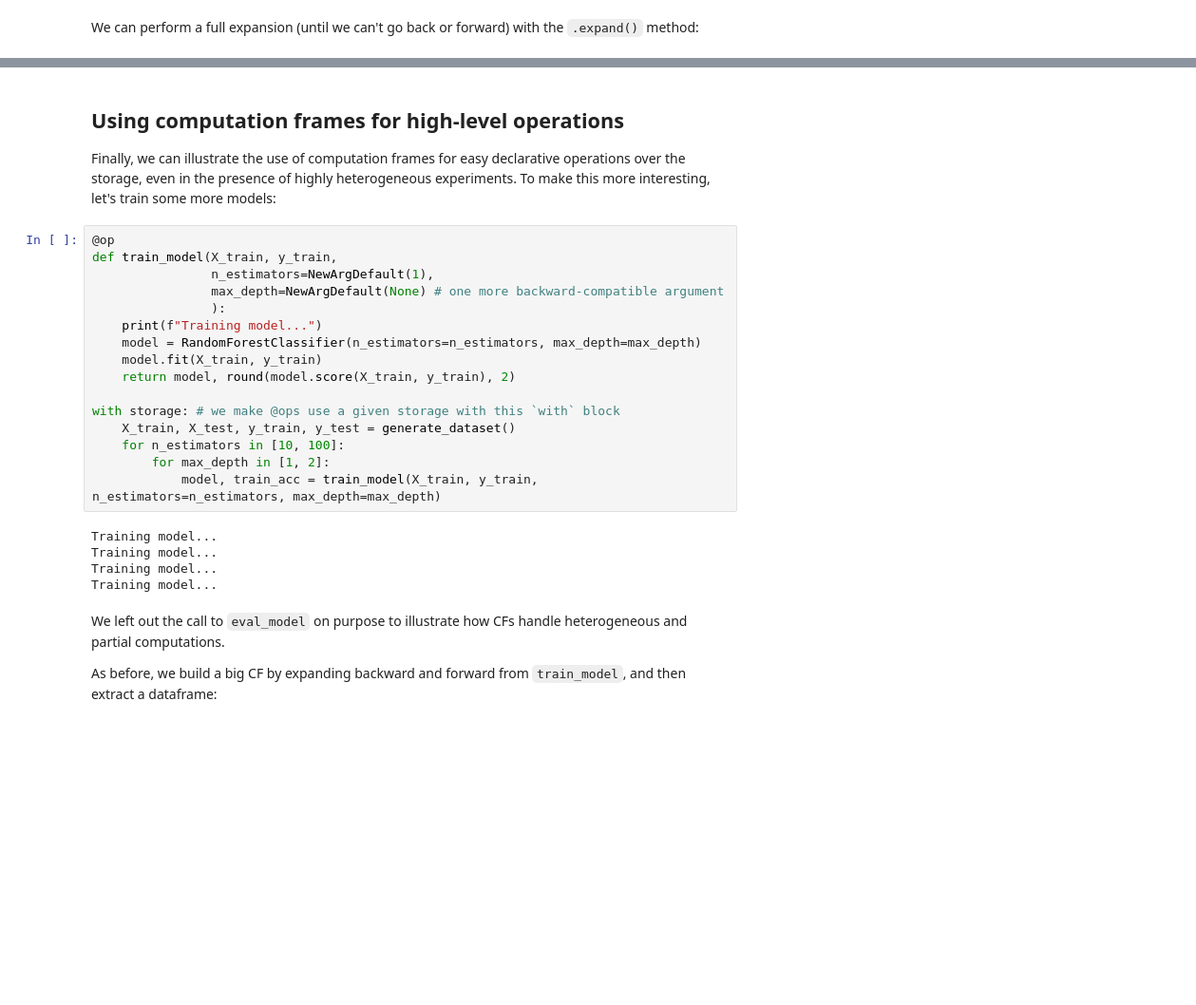
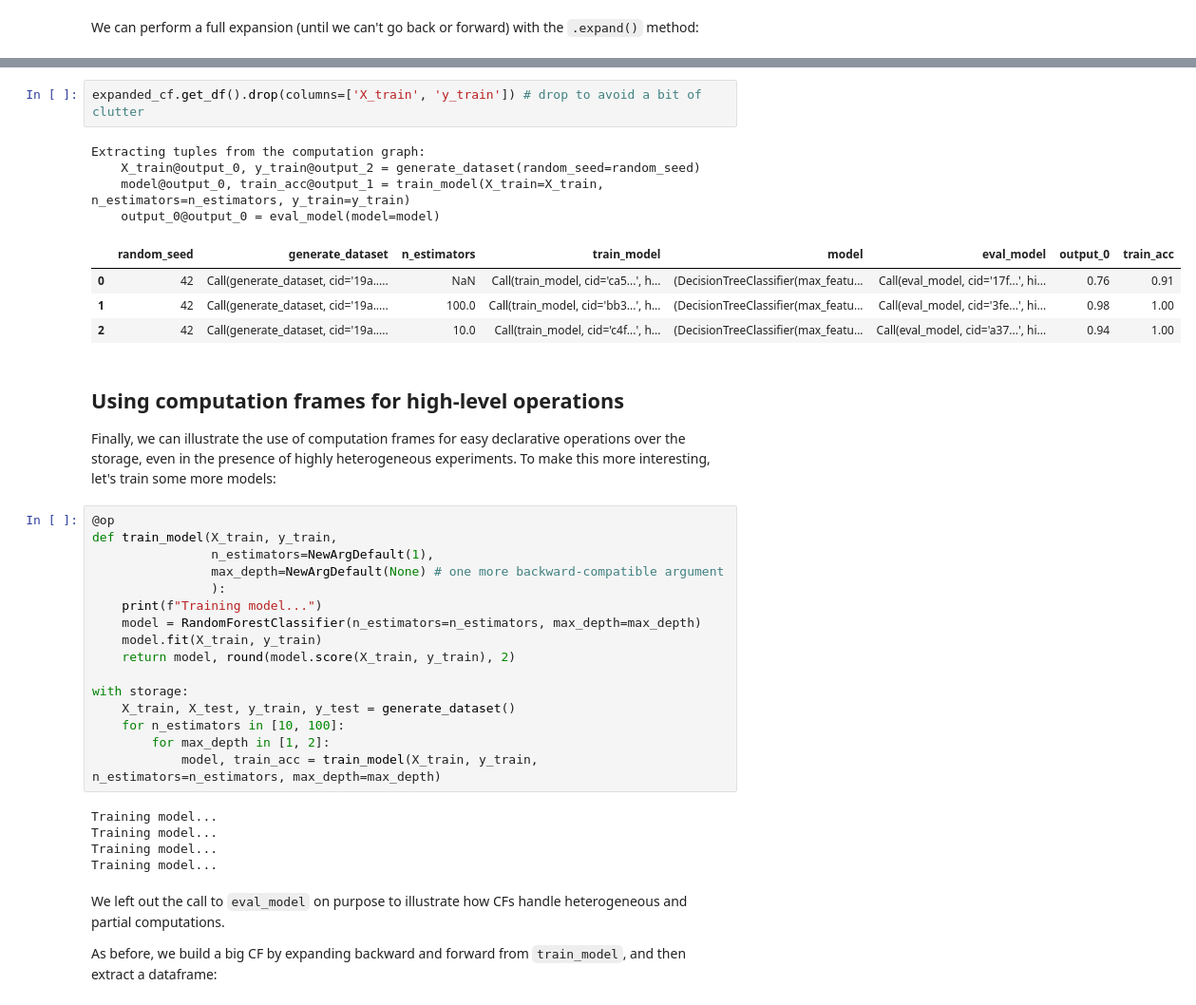
Before and after one commit to amakelov/mandala, a Jupyter notebook: mandala/_next/tutorials/01_random_forest.ipynb, the cells around one changed output, grey strips where cells are left out. Shown at 95% size. Cells and saved outputs as stored; diff of their text form; blank space fills up the shorter version.

```diff
--- a/mandala/_next/tutorials/01_random_forest.ipynb
+++ b/mandala/_next/tutorials/01_random_forest.ipynb
@@ -246,3 +239,14 @@ Extracting tuples from the computation graph:
+# %%
+expanded_cf.get_df().drop(columns=['X_train', 'y_train']) # drop to avoid a bit of clutter
+# %% [output]
+Extracting tuples from the computation graph:
+    X_train@output_0, y_train@output_2 = generate_dataset(random_seed=random_seed)
+    model@output_0, train_acc@output_1 = train_model(X_train=X_train, n_estimators=n_estimators, y_train=y_train)
+    output_0@output_0 = eval_model(model=model)
+|  | random_seed | generate_dataset | n_estimators | train_model | model | eval_model | output_0 | train_acc |
+| 0 | 42 | Call(generate_dataset, cid='19a..... | NaN | Call(train_model, cid='ca5...', h... | (DecisionTreeClassifier(max_featu... | Call(eval_model, cid='17f...', hi... | 0.76 | 0.91 |
+| 1 | 42 | Call(generate_dataset, cid='19a..... | 100.0 | Call(train_model, cid='bb3...', h... | (DecisionTreeClassifier(max_featu... | Call(eval_model, cid='3fe...', hi... | 0.98 | 1.00 |
+| 2 | 42 | Call(generate_dataset, cid='19a..... | 10.0 | Call(train_model, cid='c4f...', h... | (DecisionTreeClassifier(max_featu... | Call(eval_model, cid='a37...', hi... | 0.94 | 1.00 |
 # %% [markdown]
 ## Using computation frames for high-level operations
 Finally, we can illustrate the use of computation frames for easy declarative
@@ -259,7 +263,7 @@ def train_model(X_train, y_train,
     model.fit(X_train, y_train)
     return model, round(model.score(X_train, y_train), 2)
 
-with storage: # we make @ops use a given storage with this `with` block
+with storage:
     X_train, X_test, y_train, y_test = generate_dataset()
     for n_estimators in [10, 100]:
         for max_depth in [1, 2]:
```
Also changed, not shown: parts of 12 cells of this notebook.
